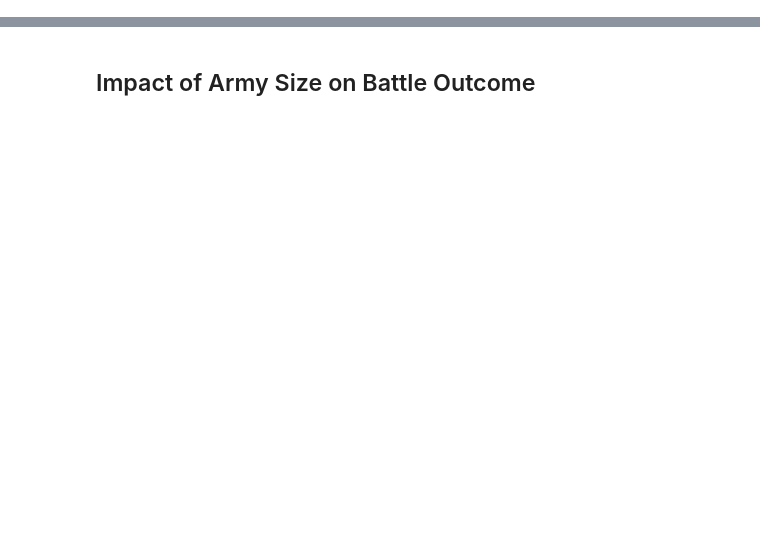
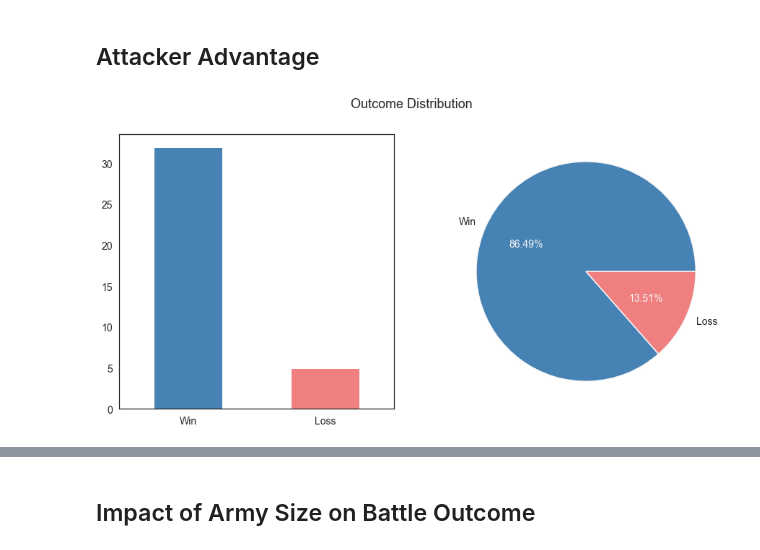
Before and after one commit to ydDianYu/Game_of_Thrones_Data_Analysis, a Jupyter notebook: exploratory-analysis.ipynb, the cells around one changed output, grey strips where cells are left out. Cells and saved outputs as stored; diff of their text form; code cells hidden in the pictures; blank space fills up the shorter version.

```diff
--- a/exploratory-analysis.ipynb
+++ b/exploratory-analysis.ipynb
@@ -23,3 +23,14 @@ battles.head()
 | 2 | Battle of Riverrun | 298 | 3 | Joffrey/Tommen Baratheon | Robb Stark | Lannister | NaN | NaN | ... |
 | 3 | Battle of the Green Fork | 298 | 4 | Robb Stark | Joffrey/Tommen Baratheon | Stark | NaN | NaN | ... |
 | 4 | Battle of the Whispering Wood | 298 | 5 | Robb Stark | Joffrey/Tommen Baratheon | Stark | Tully | NaN | ... |
+# %% [markdown]
+## Attacker Advantage
+# %%
+data = battles.loc[battles.attacker_outcome.notna()].copy(deep = True)
+f, ax = plt.subplots(1, 2, figsize = (15, 7))
+f.suptitle("Outcome Distribution", fontsize = 18.)
+_ = data.attacker_outcome.value_counts().plot.bar(ax = ax[0], rot = 0, color = ["steelblue", "lightcoral"]).set(xticklabels = ["Win", "Loss"])
+_ = data.attacker_outcome.value_counts().plot.pie(labels = ("Win", "Loss"), autopct = "%.2f%%", label = "", fontsize = 14., ax = ax[1],\
+colors = ["steelblue", "lightcoral"], wedgeprops = {"linewidth": 1.5, "edgecolor": "#F7F7F7"}), ax[1].texts[1].set_color("#F7F7F7"), ax[1].texts[3].set_color("#F7F7F7")
+# %% [output]
+[figure, added]
```
Also changed, not shown: parts of 6 cells of this notebook.
